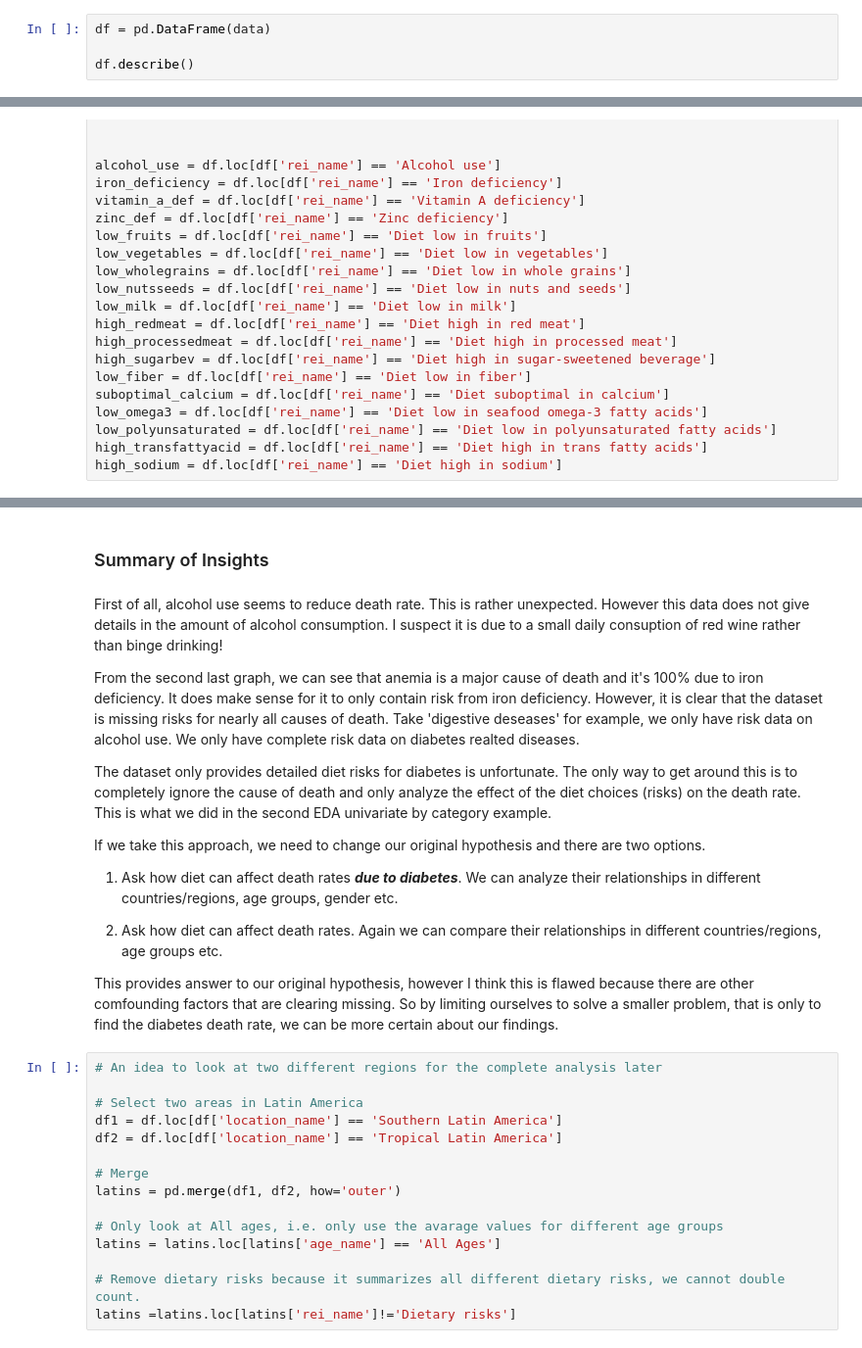
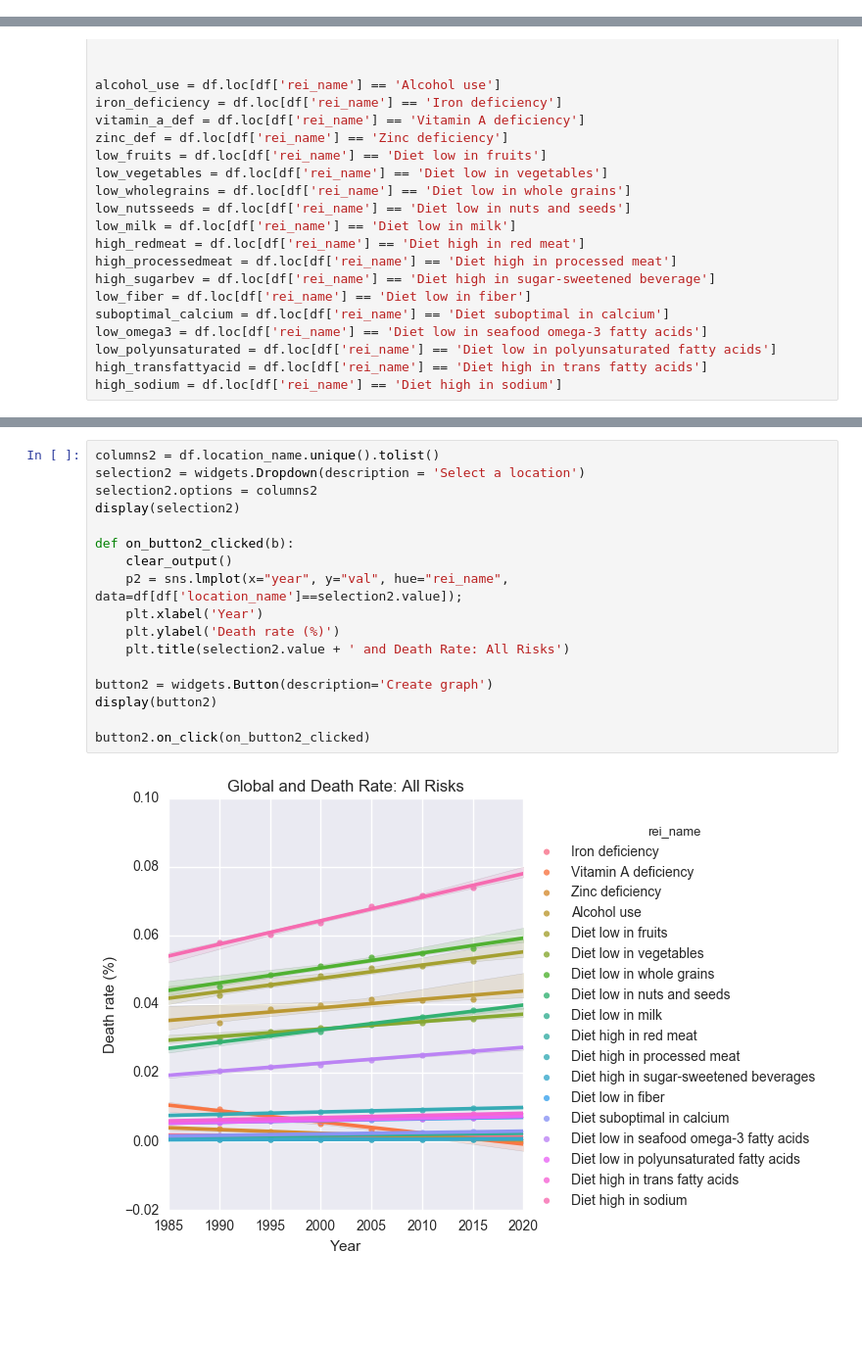
Before and after one commit to briluu/info370-finalproject, a Jupyter notebook: info370-finalproject/Final Code Ver. Youta.ipynb, the cells around one changed output, grey strips where cells are left out. Shown at 98% size. Drawn from its saved outputs; the diff is of its cells as text; blank space fills up the shorter version.

```diff
--- a/info370-finalproject/Final Code Ver. Youta.ipynb
+++ b/info370-finalproject/Final Code Ver. Youta.ipynb
@@ -69,7 +87,3 @@ from IPython.display import display, HTML
 # %% [markdown]
 ## Data Structure
 Get a general sense of the total dataset.
-# %%
-df = pd.DataFrame(data)
-
-df.describe()
@@ -276,31 +154,19 @@ plt.show()
-# %% [markdown]
-### Summary of Insights
-# %% [markdown]
-First of all, alcohol use seems to reduce death rate. This is rather unexpected. However this data does not give details in the amount of alcohol consumption. I suspect it is due to a small daily consuption of red wine rather than binge drinking!
-
-From the second last graph, we can see that anemia is a major cause of death and it's 100% due to iron deficiency. It does make sense for it to only contain risk from iron deficiency. However, it is clear that the dataset is missing risks for nearly all causes of death. Take 'digestive deseases' for example, we only have risk data on alcohol use. We only have complete risk data on diabetes realted diseases.
-
-The dataset only provides detailed diet risks for diabetes is unfortunate. The only way to get around this is to completely ignore the cause of death and only analyze the effect of the diet choices (risks) on the death rate. This is what we did in the second EDA univariate by category example.
-
-If we take this approach, we need to change our original hypothesis and there are two options.
-
-1. Ask how diet can affect death rates _**due to diabetes**_. We can analyze their relationships in different countries/regions, age groups, gender etc.
-
-2. Ask how diet can affect death rates. Again we can compare their relationships in different countries/regions, age groups etc.
-
-This provides answer to our original hypothesis, however I think this is flawed because  there are other comfounding factors that are clearing missing. So by limiting ourselves to solve a smaller problem, that is only to find the diabetes death rate, we can be more certain about our findings.
-# %%
-# An idea to look at two different regions for the complete analysis later
-
-# Select two areas in Latin America
-df1 = df.loc[df['location_name'] == 'Southern Latin America']
-df2 = df.loc[df['location_name'] == 'Tropical Latin America']
-
-# Merge
-latins = pd.merge(df1, df2, how='outer')
-
-# Only look at All ages, i.e. only use the avarage values for different age groups
-latins = latins.loc[latins['age_name'] == 'All Ages']
-
-# Remove dietary risks because it summarizes all different dietary risks, we cannot double count.
-latins =latins.loc[latins['rei_name']!='Dietary risks']
+# %%
+columns2 = df.location_name.unique().tolist()
+selection2 = widgets.Dropdown(description = 'Select a location')
+selection2.options = columns2
+display(selection2)
+
+def on_button2_clicked(b):
+    clear_output()
+    p2 = sns.lmplot(x="year", y="val", hue="rei_name", data=df[df['location_name']==selection2.value]);
+    plt.xlabel('Year')
+    plt.ylabel('Death rate (%)')
+    plt.title(selection2.value + ' and Death Rate: All Risks')
+
+button2 = widgets.Button(description='Create graph')
+display(button2)
+
+button2.on_click(on_button2_clicked)
+# %% [output]
+[figure, added]
```
Also changed, not shown: parts of 30 cells of this notebook.
